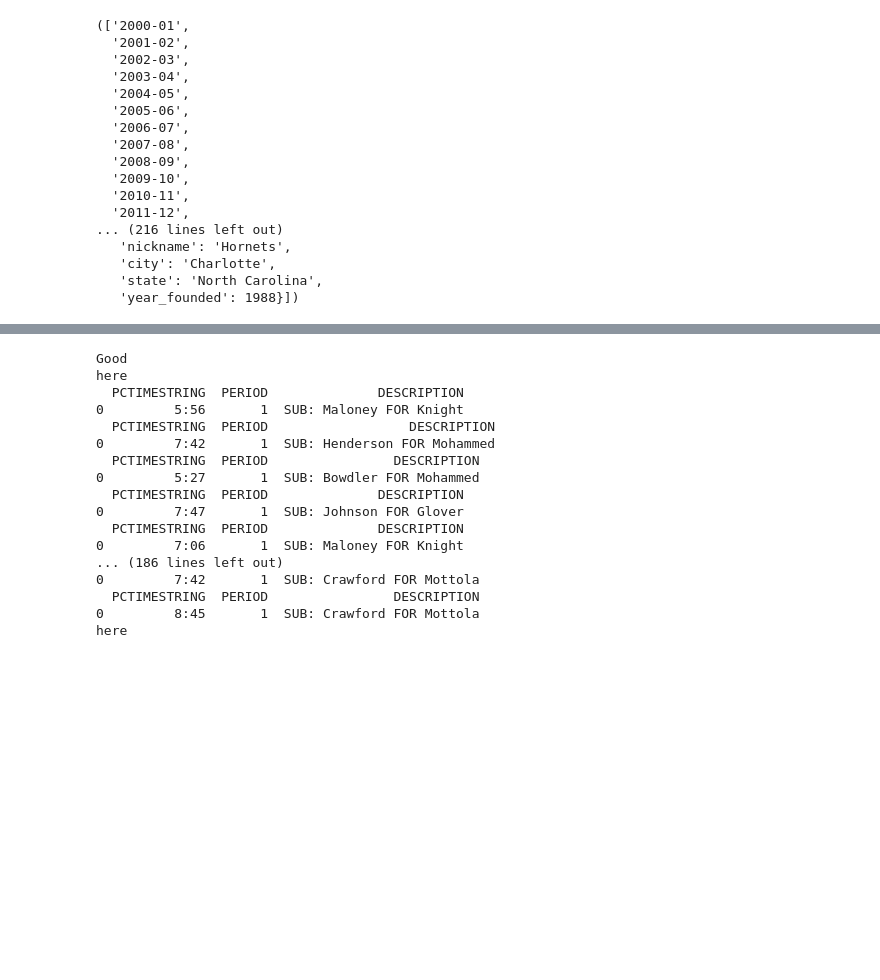
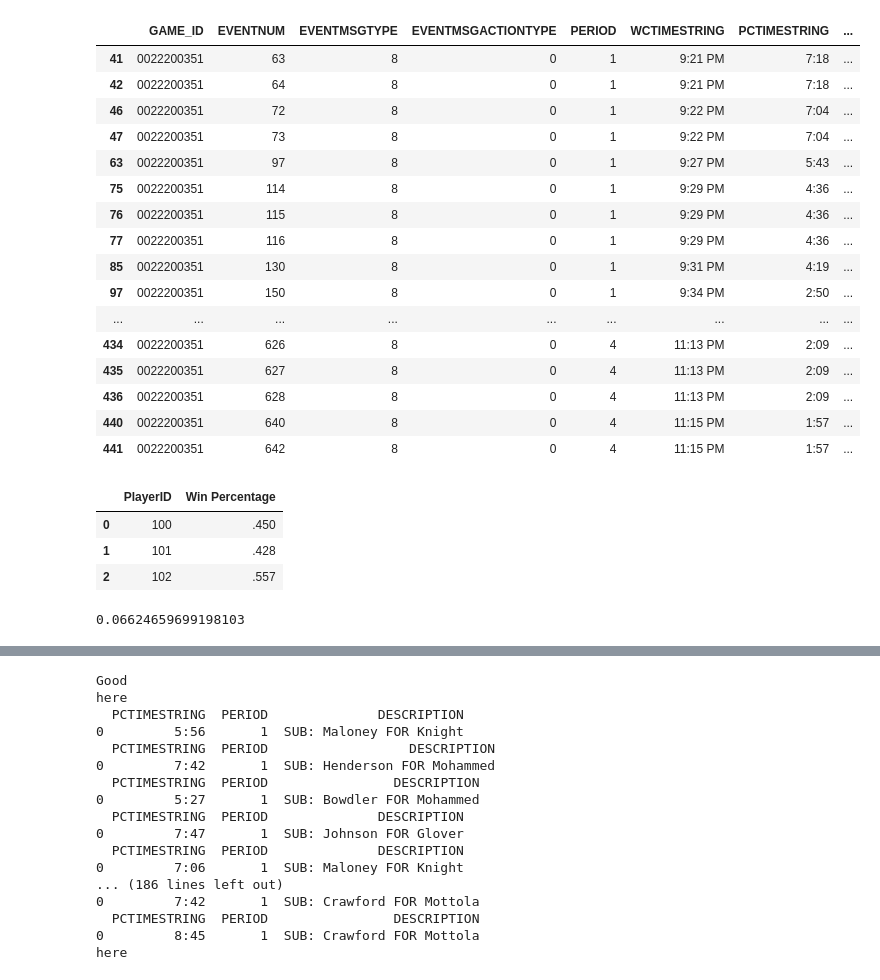
Before and after one commit to kasterlevi/6thManDataProject, a Jupyter notebook: playground.ipynb, the cells around one changed output, grey strips where cells are left out. Cells and saved outputs as stored; diff of their text form; code cells hidden in the pictures; blank space fills up the shorter version.

Commit message:
find benchmark

```diff
--- a/playground.ipynb
+++ b/playground.ipynb
@@ -15,26 +76,45 @@ test_list = []
 season_list = ['2000-01', '2001-02', '2002-03', '2003-04', '2004-05', '2005-06', '2006-07', '2007-08', '2008-09', \
               '2009-10', '2010-11', '2011-12', '2012-13', '2013-14', '2014-15', '2015-16', '2016-17', '2017-18', \
               '2018-19', '2019-20', '2020-21', '2021-22']
-# %%
-get_team_and_year(nba_teams, season_list, test_list)
-# %% [output]
-(['2000-01',
-  '2001-02',
-  '2002-03',
-  '2003-04',
-  '2004-05',
-  '2005-06',
-  '2006-07',
-  '2007-08',
-  '2008-09',
-  '2009-10',
-  '2010-11',
-  '2011-12',
-... (216 lines left out)
-   'nickname': 'Hornets',
-   'city': 'Charlotte',
-   'state': 'North Carolina',
-   'year_founded': 1988}])
+# %%
+gamefinder = leaguegamefinder.LeagueGameFinder(team_id_nullable=1610612754,
+                            season_nullable=Season.default,
+                            season_type_nullable=SeasonType.regular)
+
+games_dict = gamefinder.get_normalized_dict()
+games = games_dict['LeagueGameFinderResults']
+game = games[0]
+game_id = game['GAME_ID']
+df = playbyplay.PlayByPlay(game_id).get_data_frames()[0]
+df.head()
+df = df[df['EVENTMSGTYPE'] == 8]
+# df = df[df['HOMEDESCRIPTION'].notnull()].reset_index(drop=True)
+df
+# %% [output]
+|  | GAME_ID | EVENTNUM | EVENTMSGTYPE | EVENTMSGACTIONTYPE | PERIOD | WCTIMESTRING | PCTIMESTRING | ... |
+| 41 | 0022200351 | 63 | 8 | 0 | 1 | 9:21 PM | 7:18 | ... |
+| 42 | 0022200351 | 64 | 8 | 0 | 1 | 9:21 PM | 7:18 | ... |
+| 46 | 0022200351 | 72 | 8 | 0 | 1 | 9:22 PM | 7:04 | ... |
+| 47 | 0022200351 | 73 | 8 | 0 | 1 | 9:22 PM | 7:04 | ... |
+| 63 | 0022200351 | 97 | 8 | 0 | 1 | 9:27 PM | 5:43 | ... |
+| 75 | 0022200351 | 114 | 8 | 0 | 1 | 9:29 PM | 4:36 | ... |
+| 76 | 0022200351 | 115 | 8 | 0 | 1 | 9:29 PM | 4:36 | ... |
+| 77 | 0022200351 | 116 | 8 | 0 | 1 | 9:29 PM | 4:36 | ... |
+| 85 | 0022200351 | 130 | 8 | 0 | 1 | 9:31 PM | 4:19 | ... |
+| 97 | 0022200351 | 150 | 8 | 0 | 1 | 9:34 PM | 2:50 | ... |
+| ... | ... | ... | ... | ... | ... | ... | ... | ... |
+| 434 | 0022200351 | 626 | 8 | 0 | 4 | 11:13 PM | 2:09 | ... |
+| 435 | 0022200351 | 627 | 8 | 0 | 4 | 11:13 PM | 2:09 | ... |
+| 436 | 0022200351 | 628 | 8 | 0 | 4 | 11:13 PM | 2:09 | ... |
+| 440 | 0022200351 | 640 | 8 | 0 | 4 | 11:15 PM | 1:57 | ... |
+| 441 | 0022200351 | 642 | 8 | 0 | 4 | 11:15 PM | 1:57 | ... |
+# %%
+pd.DataFrame({'PlayerID': [100,101,102], 'Win Percentage': ['.450', '.428', '.557']})
+# %% [output]
+|  | PlayerID | Win Percentage |
+| 0 | 100 | .450 |
+| 1 | 101 | .428 |
+| 2 | 102 | .557 |
 # %%
 def get_team_and_year(nba_teams, season_list, sixth_man_df_list):
     # IF the Df exists
@@ -59,3 +139,13 @@ def get_team_and_year(nba_teams, season_list, sixth_man_df_list):
         used_team_list = nba_teams
 
     return used_season_list, used_team_list
+# %%
+def linear_prediction_benchmark(train_df, test_df, solution_df):
+    y = train_df['WL']
+    X = train_df.drop(['WL'], axis=1)
+    reg = LinearRegression().fit(X, y)
+    test_predictions = reg.predict(test_df)
+    return mean_absolute_error(solution_df, test_predictions)
+linear_prediction_benchmark(train_df, test_df, solution_df)
+# %% [output]
+0.06624659699198103
```
Also changed, not shown: parts of 12 cells of this notebook, 2 other files.
